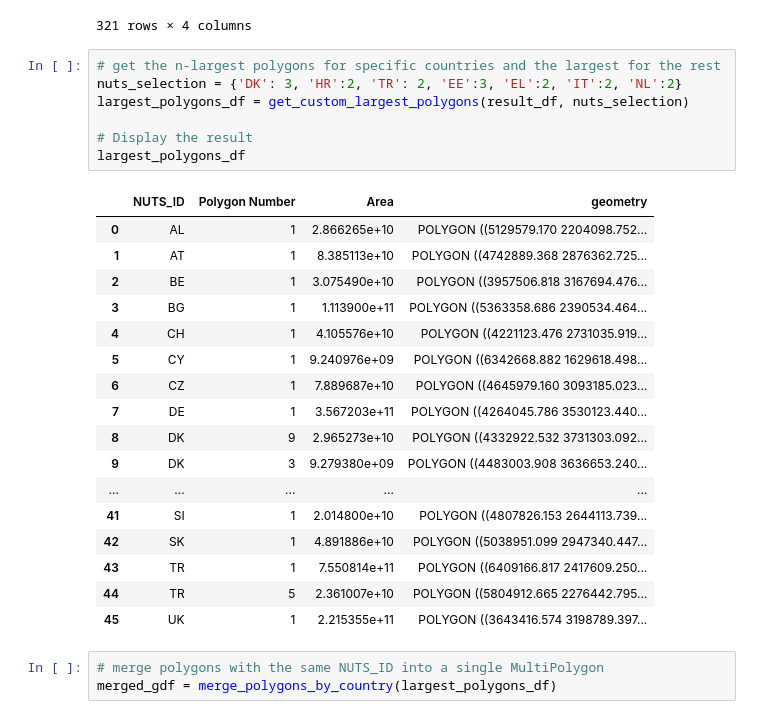
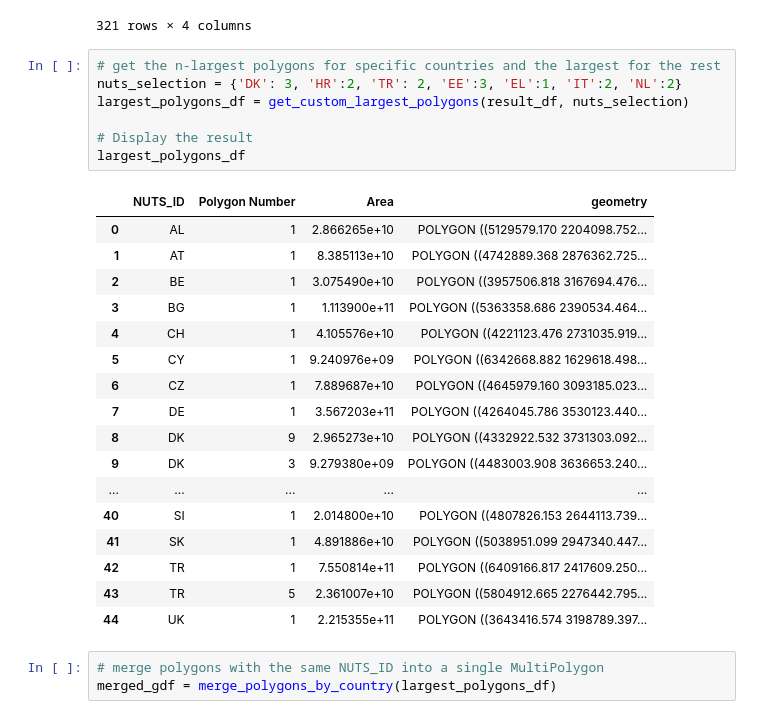
Before and after one commit to CSEI-EU/gas_infrastructure_model, a Jupyter notebook: 00_code_base/05_test_files/Get_Centroids_and_Distances.ipynb, the cells around one changed output. Drawn from its saved outputs; the diff is of its cells as text.

```diff
--- a/00_code_base/05_test_files/Get_Centroids_and_Distances.ipynb
+++ b/00_code_base/05_test_files/Get_Centroids_and_Distances.ipynb
@@ -318,29 +396,29 @@ result_df
 321 rows × 4 columns
 # %%
 # get the n-largest polygons for specific countries and the largest for the rest
-nuts_selection = {'DK': 3, 'HR':2, 'TR': 2, 'EE':3, 'EL':2, 'IT':2, 'NL':2}
+nuts_selection = {'DK': 3, 'HR':2, 'TR': 2, 'EE':3, 'EL':1, 'IT':2, 'NL':2}
 largest_polygons_df = get_custom_largest_polygons(result_df, nuts_selection)
 
 # Display the result
 largest_polygons_df
 # %% [output]
 |  | NUTS_ID | Polygon Number | Area | geometry |
 | 0 | AL | 1 | 2.866265e+10 | POLYGON ((5129579.170 2204098.752... |
 | 1 | AT | 1 | 8.385113e+10 | POLYGON ((4742889.368 2876362.725... |
 | 2 | BE | 1 | 3.075490e+10 | POLYGON ((3957506.818 3167694.476... |
 | 3 | BG | 1 | 1.113900e+11 | POLYGON ((5363358.686 2390534.464... |
 | 4 | CH | 1 | 4.105576e+10 | POLYGON ((4221123.476 2731035.919... |
 | 5 | CY | 1 | 9.240976e+09 | POLYGON ((6342668.882 1629618.498... |
 | 6 | CZ | 1 | 7.889687e+10 | POLYGON ((4645979.160 3093185.023... |
 | 7 | DE | 1 | 3.567203e+11 | POLYGON ((4264045.786 3530123.440... |
 | 8 | DK | 9 | 2.965273e+10 | POLYGON ((4332922.532 3731303.092... |
 | 9 | DK | 3 | 9.279380e+09 | POLYGON ((4483003.908 3636653.240... |
 | ... | ... | ... | ... | ... |
-| 41 | SI | 1 | 2.014800e+10 | POLYGON ((4807826.153 2644113.739... |
-| 42 | SK | 1 | 4.891886e+10 | POLYGON ((5038951.099 2947340.447... |
-| 43 | TR | 1 | 7.550814e+11 | POLYGON ((6409166.817 2417609.250... |
-| 44 | TR | 5 | 2.361007e+10 | POLYGON ((5804912.665 2276442.795... |
-| 45 | UK | 1 | 2.215355e+11 | POLYGON ((3643416.574 3198789.397... |
+| 40 | SI | 1 | 2.014800e+10 | POLYGON ((4807826.153 2644113.739... |
+| 41 | SK | 1 | 4.891886e+10 | POLYGON ((5038951.099 2947340.447... |
+| 42 | TR | 1 | 7.550814e+11 | POLYGON ((6409166.817 2417609.250... |
+| 43 | TR | 5 | 2.361007e+10 | POLYGON ((5804912.665 2276442.795... |
+| 44 | UK | 1 | 2.215355e+11 | POLYGON ((3643416.574 3198789.397... |
 # %%
 # merge polygons with the same NUTS_ID into a single MultiPolygon
 merged_gdf = merge_polygons_by_country(largest_polygons_df)
```
Also changed, not shown: parts of 12 cells of this notebook, 1 other file.
